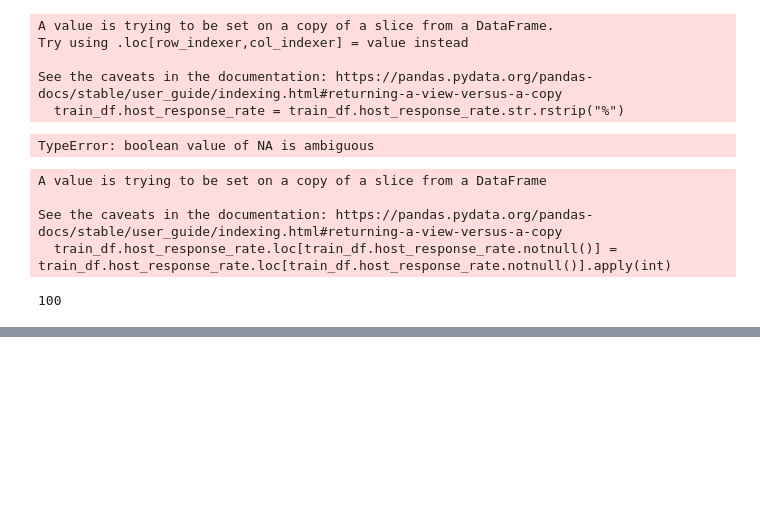
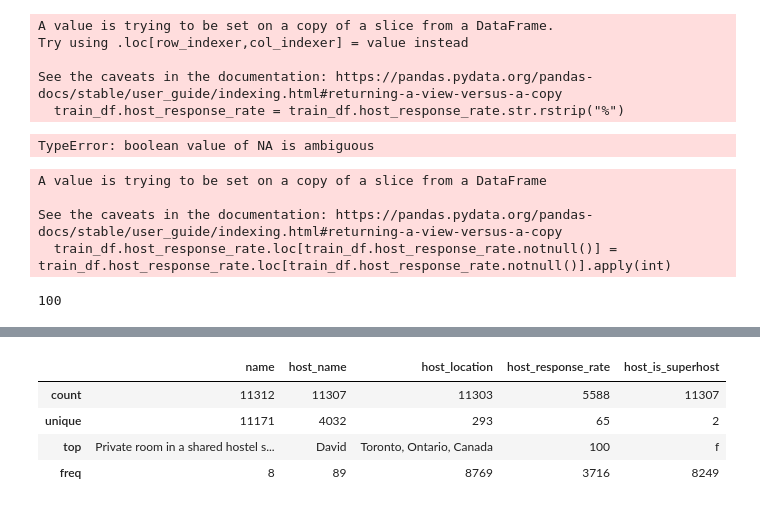
Before and after one commit to Owen-Darkhorse/STAT-441-Project, a Jupyter notebook: Airbnb EDA.ipynb, the cells around one changed output, grey strips where cells are left out. Saved outputs shown, nothing was run; the diff lists cells and outputs as text; code cells hidden in the pictures; blank space fills up the shorter version.

```diff
--- a/Airbnb EDA.ipynb
+++ b/Airbnb EDA.ipynb
@@ -546,0 +559,8 @@ See the caveats in the documentation: https://pandas.pydata.org/pandas-docs/stab
+# %%
+train_df.iloc[:, 0:10].describe(include = "O")
+# %% [output]
+|  | name | host_name | host_location | host_response_rate | host_is_superhost |
+| count | 11312 | 11307 | 11303 | 5588 | 11307 |
+| unique | 11171 | 4032 | 293 | 65 | 2 |
+| top | Private room in a shared hostel s... | David | Toronto, Ontario, Canada | 100 | f |
+| freq | 8 | 89 | 8769 | 3716 | 8249 |
```
Also changed, not shown: parts of 17 cells of this notebook.
